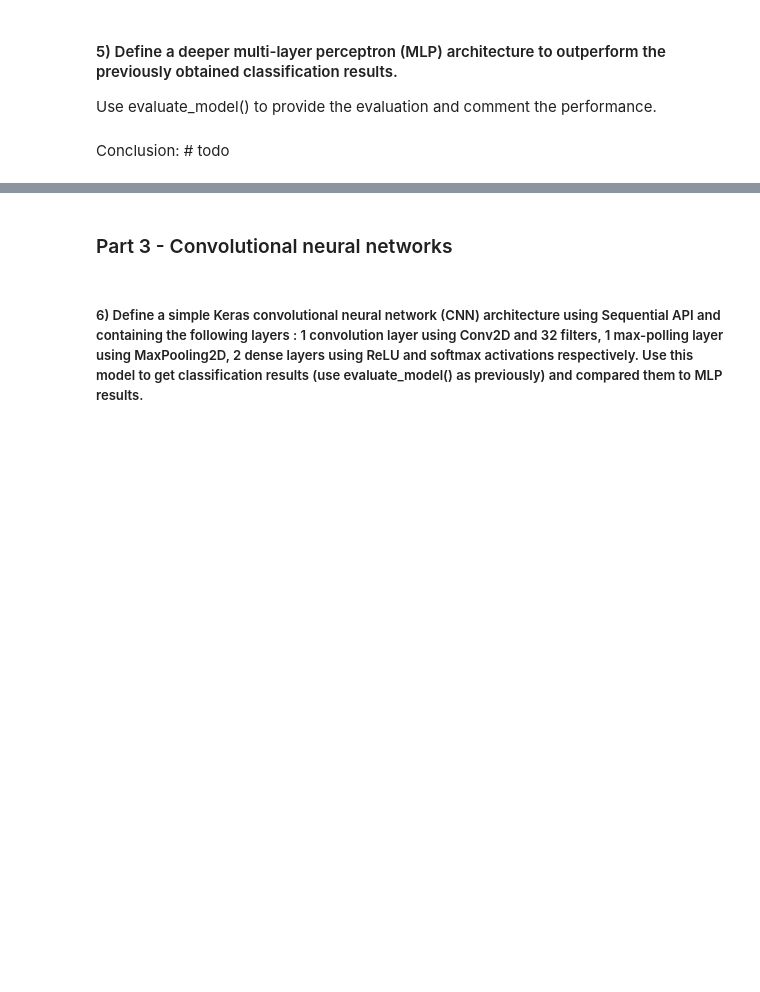
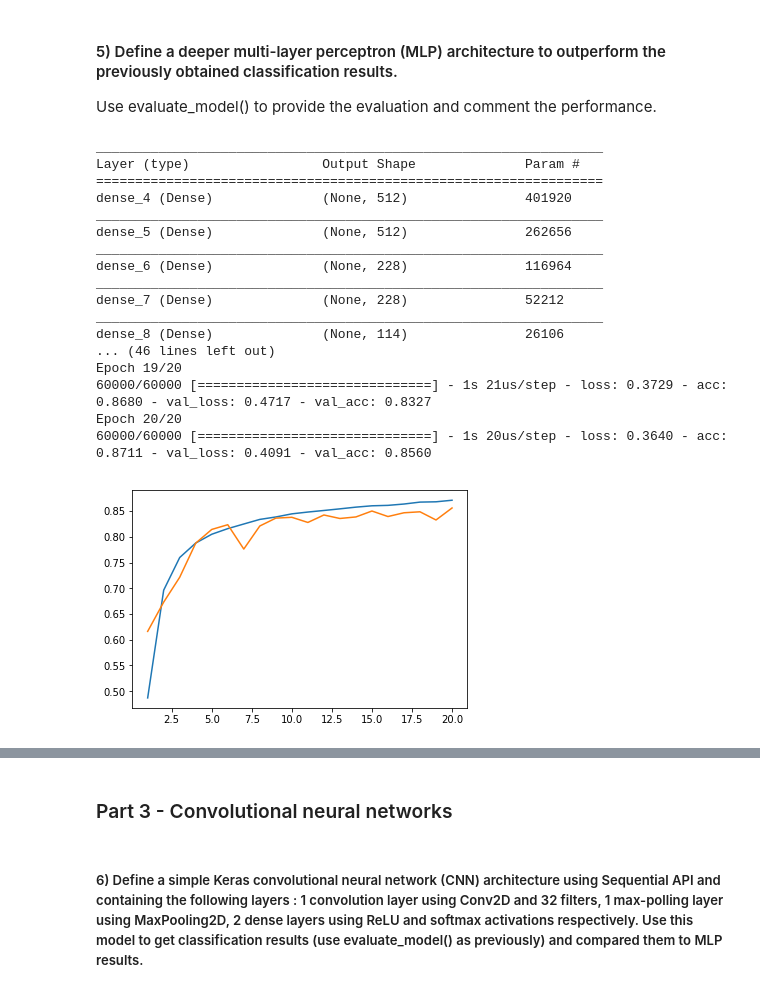
Before and after one commit to iqdecay/DeepLearning, a Jupyter notebook: LabSession5-CNN_Fashion-MNIST-student.ipynb, the cells around one changed output, grey strips where cells are left out. Drawn from its saved outputs; the diff is of its cells as text; code cells hidden in the pictures; blank space fills up the shorter version.

```diff
--- a/LabSession5-CNN_Fashion-MNIST-student.ipynb
+++ b/LabSession5-CNN_Fashion-MNIST-student.ipynb
@@ -137,2 +138,45 @@ mlp_2 = Sequential()
-# %% [markdown]
-Conclusion: # todo
+# %%
+mlp_2 = Sequential()
+dense1 = Dense(512, activation = "relu",input_shape=(784,))
+mlp_2.add(dense1)
+
+dense2 = Dense(512, activation = "relu")
+mlp_2.add(dense2)
+
+dense3 = Dense(228, activation = "relu")
+mlp_2.add(dense3)
+
+dense4 = Dense(228, activation = "relu")
+mlp_2.add(dense4)
+
+dense5 = Dense(114, activation = "relu")
+mlp_2.add(dense5)
+
+dense6 = Dense(114, activation = "relu")
+mlp_2.add(dense6)
+classification = Dense(10, activation = "softmax")
+mlp_2.add(classification)
+
+mlp_2.summary()
+mlp_2.compile(loss="categorical_crossentropy",optimizer="sgd", metrics=["accuracy"])
+hist_mlp_2 = mlp_2.fit(x_train, z_train, batch_size = 256, epochs=20, validation_data=[x_test, z_test])
+evaluate_model(mlp_2)
+# %% [output]
+_________________________________________________________________
+Layer (type)                 Output Shape              Param #
+=================================================================
+dense_4 (Dense)              (None, 512)               401920
+_________________________________________________________________
+dense_5 (Dense)              (None, 512)               262656
+_________________________________________________________________
+dense_6 (Dense)              (None, 228)               116964
+_________________________________________________________________
+dense_7 (Dense)              (None, 228)               52212
+_________________________________________________________________
+dense_8 (Dense)              (None, 114)               26106
+... (46 lines left out)
+Epoch 19/20
+60000/60000 [==============================] - 1s 21us/step - loss: 0.3729 - acc: 0.8680 - val_loss: 0.4717 - val_acc: 0.8327
+Epoch 20/20
+60000/60000 [==============================] - 1s 20us/step - loss: 0.3640 - acc: 0.8711 - val_loss: 0.4091 - val_acc: 0.8560
+[figure, added]
```
Also changed, not shown: parts of 22 cells of this notebook.
